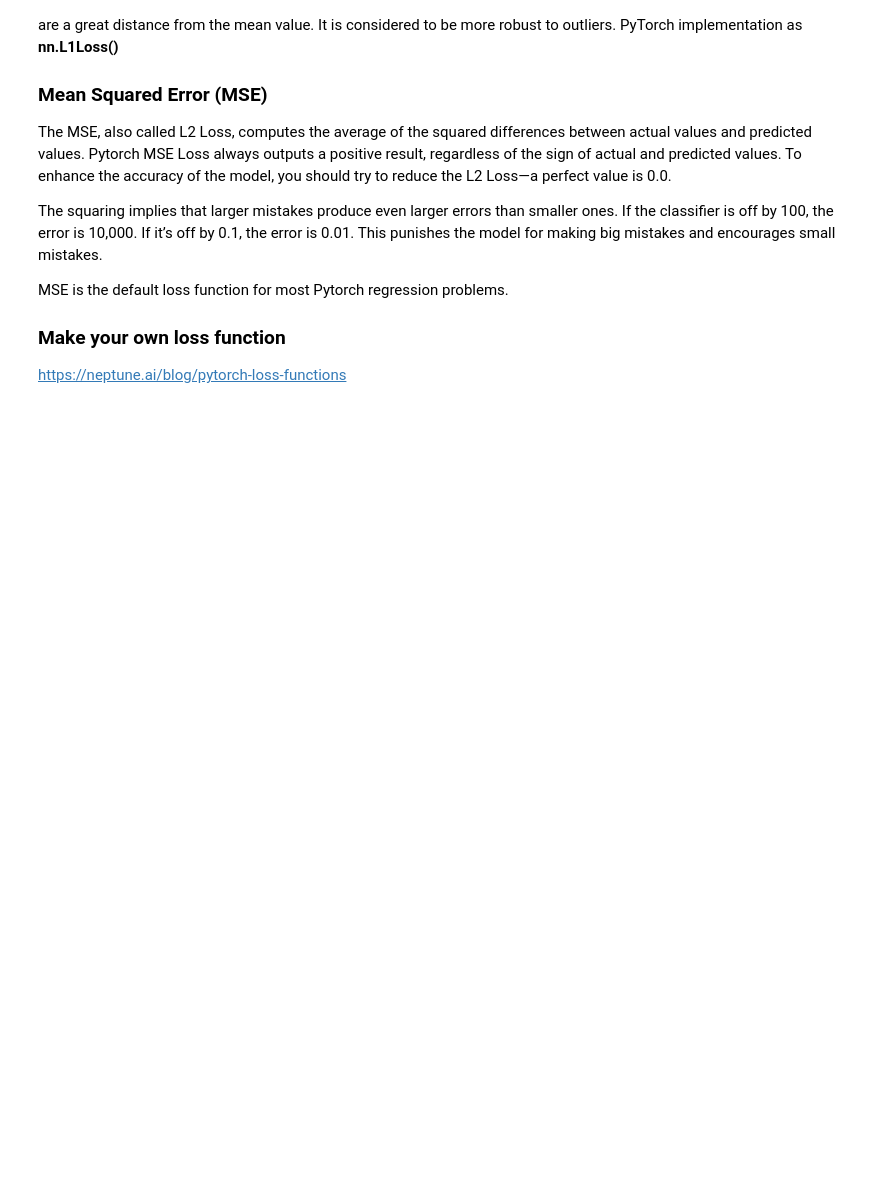
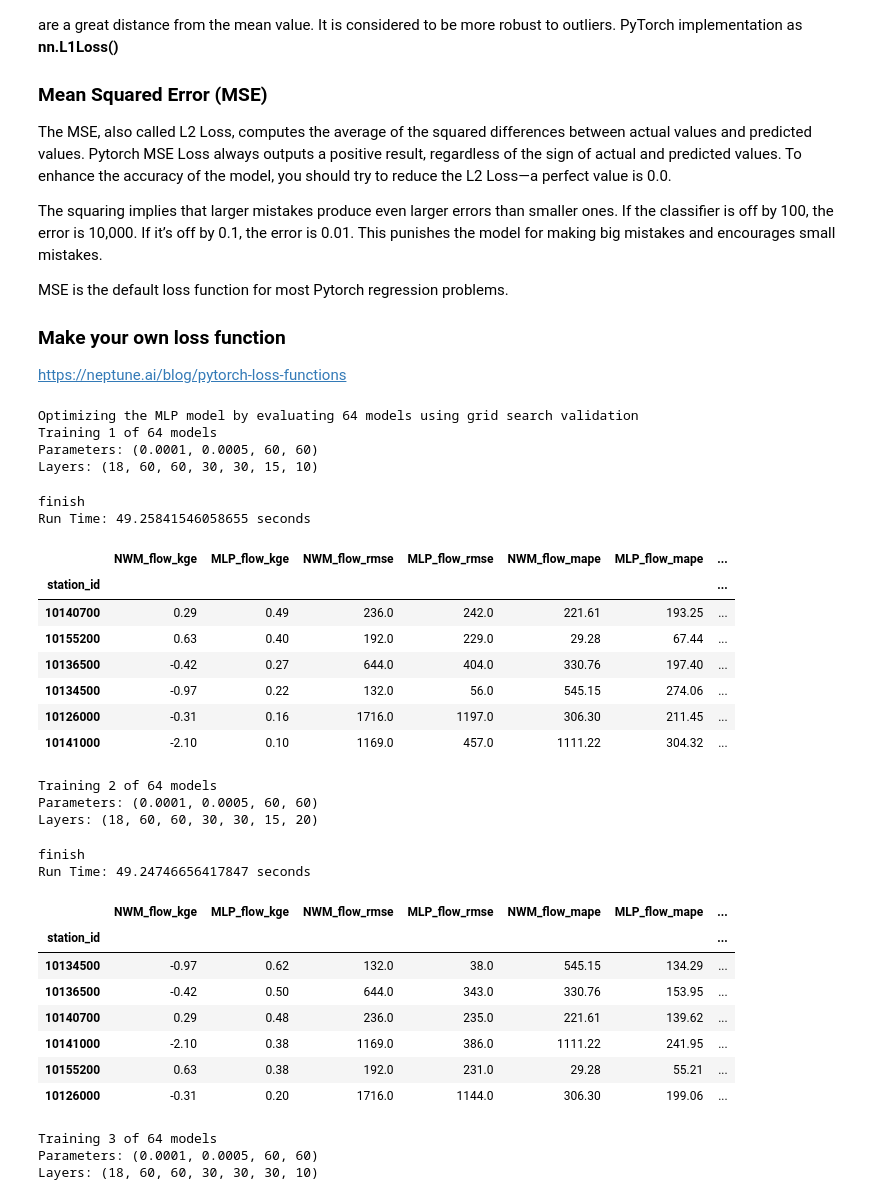
Before and after one commit to whitelightning450/NWM_ML, a Jupyter notebook: RJ/ModelDevelopment/mlp.ipynb, the cells around one changed output. Saved outputs shown, nothing was run; the diff lists cells and outputs as text; code cells hidden in the pictures; blank space fills up the shorter version.

```diff
--- a/RJ/ModelDevelopment/mlp.ipynb
+++ b/RJ/ModelDevelopment/mlp.ipynb
@@ -179,3 +179,66 @@ MSE is the default loss function for most Pytorch regression problems.
 
 ### Make your own loss function
 https://neptune.ai/blog/pytorch-loss-functions
+# %%
+epochs = [60] # - seems to converge around 80 epochs with 100 batrch size
+batch_size = [60]
+learning_rate = [0.0001]  #look up learning rate scheduler https://www.geeksforgeeks.org/understanding-pytorch-learning-rate-scheduling/ -  smaller learning rates doing better!
+decay = [0.0005]
+L1 = [60, 120]
+L2 = [60, 120]
+L3 = [30, 60]
+L4 = [30, 60]
+L5 = [15,30]
+L6 = [10,20]
+
+search_params = epochs, batch_size, learning_rate, decay, L1, L2, L3, L4, L5, L6
+loss_func = nn.MSELoss()
+supply = False
+
+
+GS_Eval_DF, GS_Eval_dict = mlp_model.mlp_optimization(search_params,
+                     x_train_scaled_t,
+                     y_train_scaled_t,
+                     loss_func,
+                     model_path,
+                     modelname,
+                     supply,
+                     test_years,
+                     stations,
+                     x_test_temp,
+                     x_test_scaled,
+                     y_test_temp,
+                     StreamStats,
+                     station_index_list)
+GS_Eval_DF
+# %% [output]
+Optimizing the MLP model by evaluating 64 models using grid search validation
+Training 1 of 64 models
+Parameters: (0.0001, 0.0005, 60, 60)
+Layers: (18, 60, 60, 30, 30, 15, 10)
+finish
+Run Time: 49.25841546058655 seconds
+|  | NWM_flow_kge | MLP_flow_kge | NWM_flow_rmse | MLP_flow_rmse | NWM_flow_mape | MLP_flow_mape | ... |
+| station_id |  |  |  |  |  |  | ... |
+| 10140700 | 0.29 | 0.49 | 236.0 | 242.0 | 221.61 | 193.25 | ... |
+| 10155200 | 0.63 | 0.40 | 192.0 | 229.0 | 29.28 | 67.44 | ... |
+| 10136500 | -0.42 | 0.27 | 644.0 | 404.0 | 330.76 | 197.40 | ... |
+| 10134500 | -0.97 | 0.22 | 132.0 | 56.0 | 545.15 | 274.06 | ... |
+| 10126000 | -0.31 | 0.16 | 1716.0 | 1197.0 | 306.30 | 211.45 | ... |
+| 10141000 | -2.10 | 0.10 | 1169.0 | 457.0 | 1111.22 | 304.32 | ... |
+Training 2 of 64 models
+Parameters: (0.0001, 0.0005, 60, 60)
+Layers: (18, 60, 60, 30, 30, 15, 20)
+finish
+Run Time: 49.24746656417847 seconds
+|  | NWM_flow_kge | MLP_flow_kge | NWM_flow_rmse | MLP_flow_rmse | NWM_flow_mape | MLP_flow_mape | ... |
+| station_id |  |  |  |  |  |  | ... |
+| 10134500 | -0.97 | 0.62 | 132.0 | 38.0 | 545.15 | 134.29 | ... |
+| 10136500 | -0.42 | 0.50 | 644.0 | 343.0 | 330.76 | 153.95 | ... |
+| 10140700 | 0.29 | 0.48 | 236.0 | 235.0 | 221.61 | 139.62 | ... |
+| 10141000 | -2.10 | 0.38 | 1169.0 | 386.0 | 1111.22 | 241.95 | ... |
+| 10155200 | 0.63 | 0.38 | 192.0 | 231.0 | 29.28 | 55.21 | ... |
+| 10126000 | -0.31 | 0.20 | 1716.0 | 1144.0 | 306.30 | 199.06 | ... |
+Training 3 of 64 models
+Parameters: (0.0001, 0.0005, 60, 60)
+Layers: (18, 60, 60, 30, 30, 30, 10)
```
Also changed, not shown: parts of 13 cells of this notebook, 3 other files.
